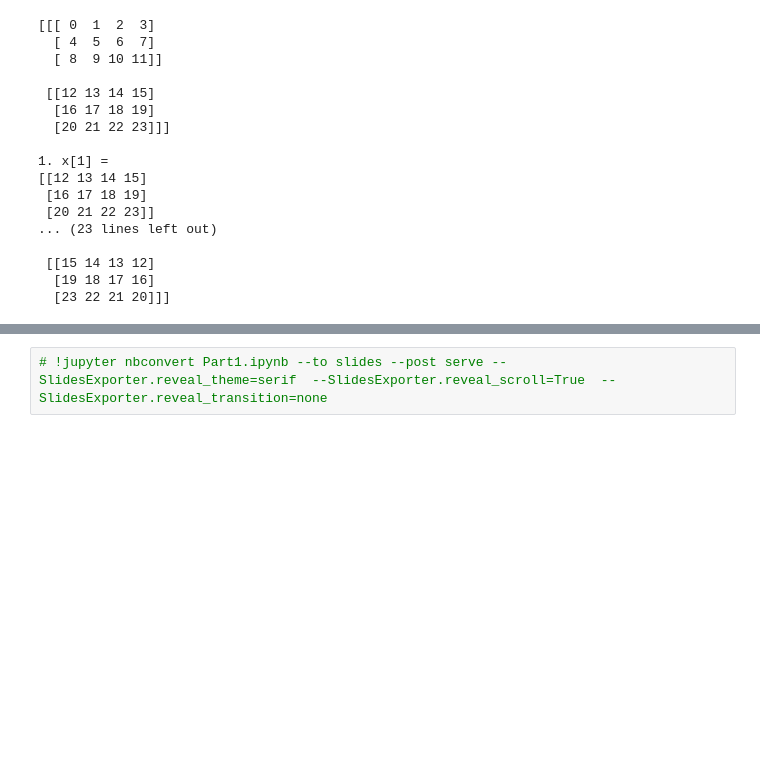
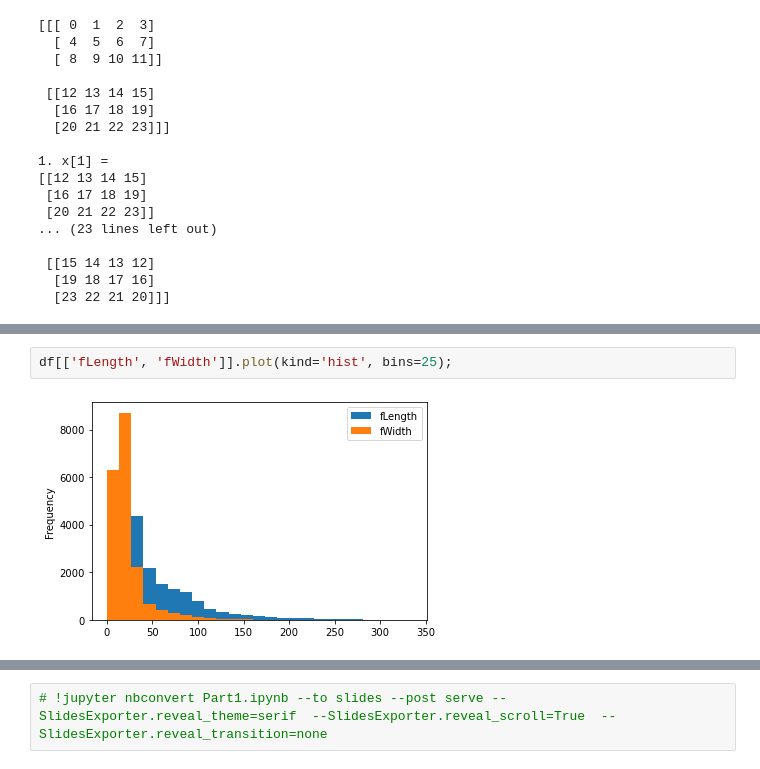
Before and after one commit to ArseniiGav/Baikal-Summer-School-2022, a Jupyter notebook: Sem1/Part1.ipynb, the cells around one changed output, grey strips where cells are left out. Drawn from its saved outputs; the diff is of its cells as text; blank space fills up the shorter version.

```diff
--- a/Sem1/Part1.ipynb
+++ b/Sem1/Part1.ipynb
@@ -592,0 +788,4 @@ DataFrame и Series
+# %%
+df[['fLength', 'fWidth']].plot(kind='hist', bins=25);
+# %% [output]
+[figure, added]
```
Also changed, not shown: parts of 24 cells of this notebook.
